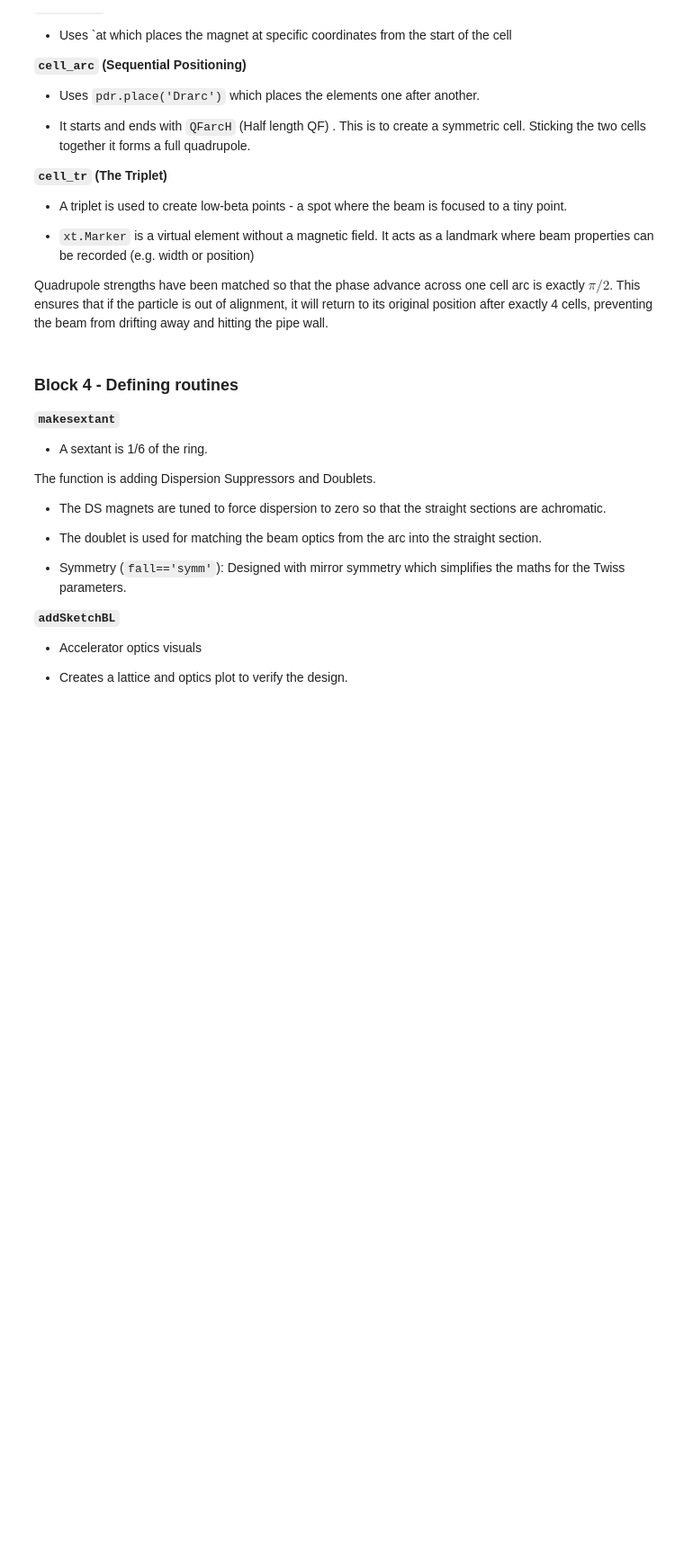
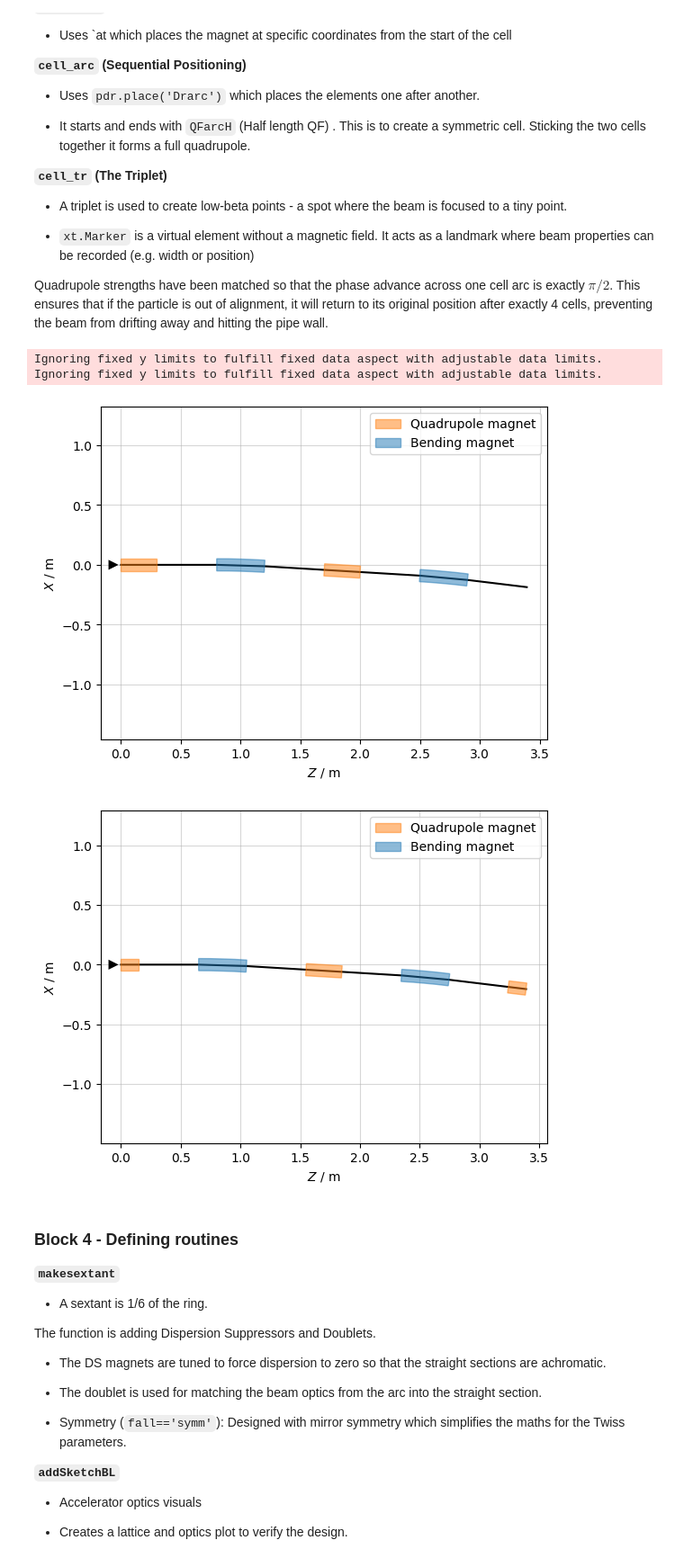
Before and after one commit to Maddie-jpg/polarizer-ring-studies, a Jupyter notebook: Notebooks/PDR90Degs_DSBend.ipynb, the cells around one changed output. Shown at 90% size. Drawn from its saved outputs; the diff is of its cells as text; code cells hidden in the pictures; blank space fills up the shorter version.

```diff
--- a/Notebooks/PDR90Degs_DSBend.ipynb
+++ b/Notebooks/PDR90Degs_DSBend.ipynb
@@ -110,30 +110,36 @@ Quadrupole strengths have been matched so that the phase advance across one cell
 # %%
 # just an arc cell
 cell_arcS = pdr.new_line( length='l_cell',
     components =[
     pdr.new('QF_cell_arc',    'QFarc',at='0*l_drift + 0.5*l_quad + 0.0*l_bend'),
     pdr.new('Bend1_cell_arc', 'Bend', at='1*l_drift + 1.0*l_quad + 0.5*l_bend'),
     pdr.new('QD_cell_arc',    'QDarc',at='2*l_drift + 1.5*l_quad + 1.0*l_bend'),
     pdr.new('Bend2_cell_arc', 'Bend', at='3*l_drift + 2.0*l_quad + 1.5*l_bend'),
     ])
+cell_arcS.survey().plot()
 
 cell_arc = pdr.new_line( components = [
    pdr.new('QF_cell_arcH1',  'QFarcH' ), pdr.place( 'Drarc' ),
    pdr.new('Bend1_cell_arcH','Bend' ),   pdr.place( 'Drarc' ),
    pdr.new('QD_cell_arcH',   'QDarc' ),  pdr.place( 'Drarc' ),
    pdr.new('Bend2_cell_arcH','Bend' ),   pdr.place( 'Drarc' ),
    pdr.new('QF_cell_arcH2',  'QFarcH' ),
    ])
-
+cell_arc.survey().plot()
 # triplet starting with
 cell_tr = pdr.new_line(
     components = [
     pdr.new('QF_cell_trH1', 'QFtrH',    at='0*l_trips + 0.25*l_quad + 0.0*l_tripl'),
     pdr.new('QD_cell_tr1',  'QDtr',     at='1*l_trips + 1.00*l_quad + 0.0*l_tripl'),
     pdr.new('Mkr_cell_tr',   xt.Marker, at='1*l_trips + 1.50*l_quad + 0.5*l_tripl'),
     pdr.new('QD_cell_tr2',  'QDtr',     at='1*l_trips + 2.00*l_quad + 1.0*l_tripl'),
     pdr.new('QF_cell_trH2', 'QFtrH',    at='2*l_trips + 2.75*l_quad + 1.0*l_tripl')
     ])
+# %% [output]
+Ignoring fixed y limits to fulfill fixed data aspect with adjustable data limits.
+Ignoring fixed y limits to fulfill fixed data aspect with adjustable data limits.
+[figure, added]
+[figure, added]
 # %% [markdown]
 ### Block 4 - Defining routines ###
 
```
Also changed, not shown: parts of 2 cells of this notebook, 2 other files.
